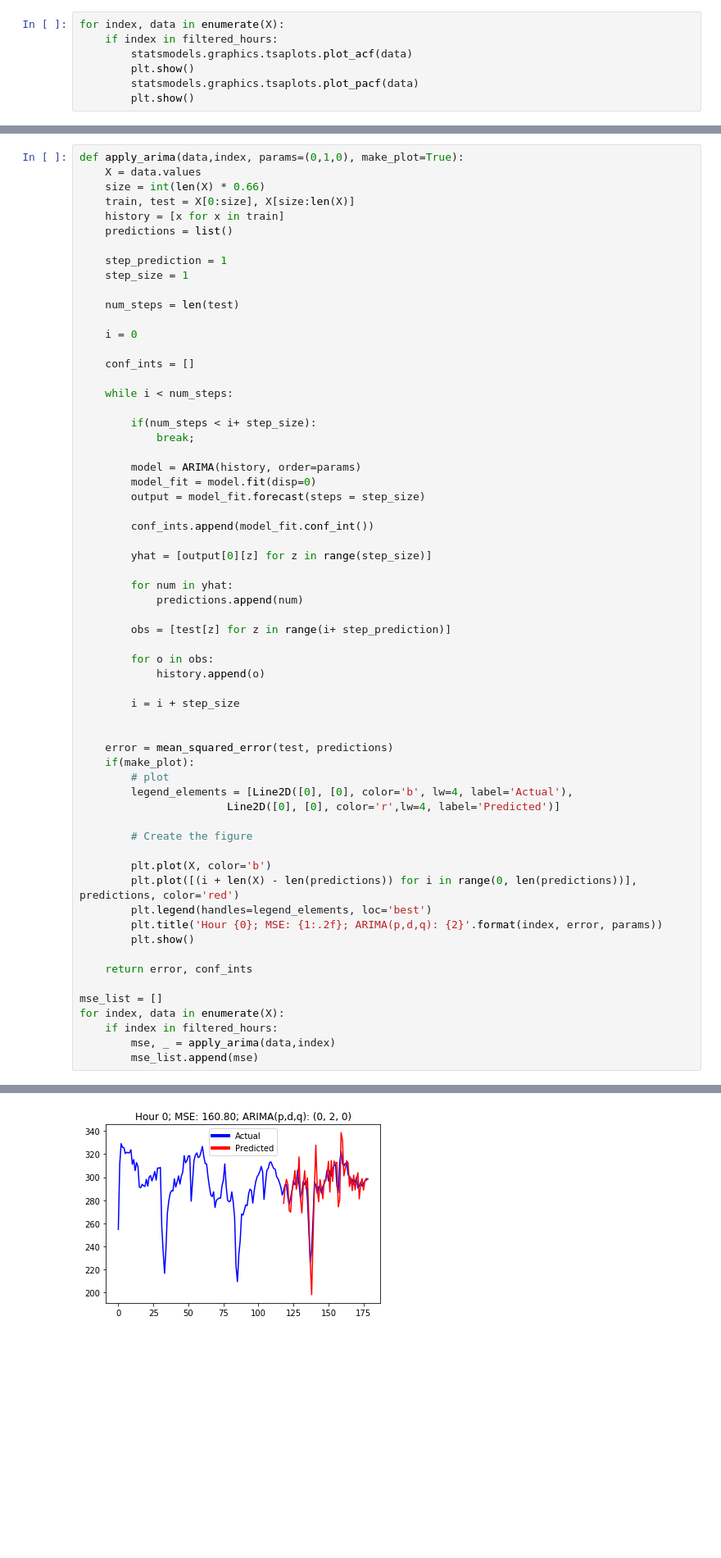
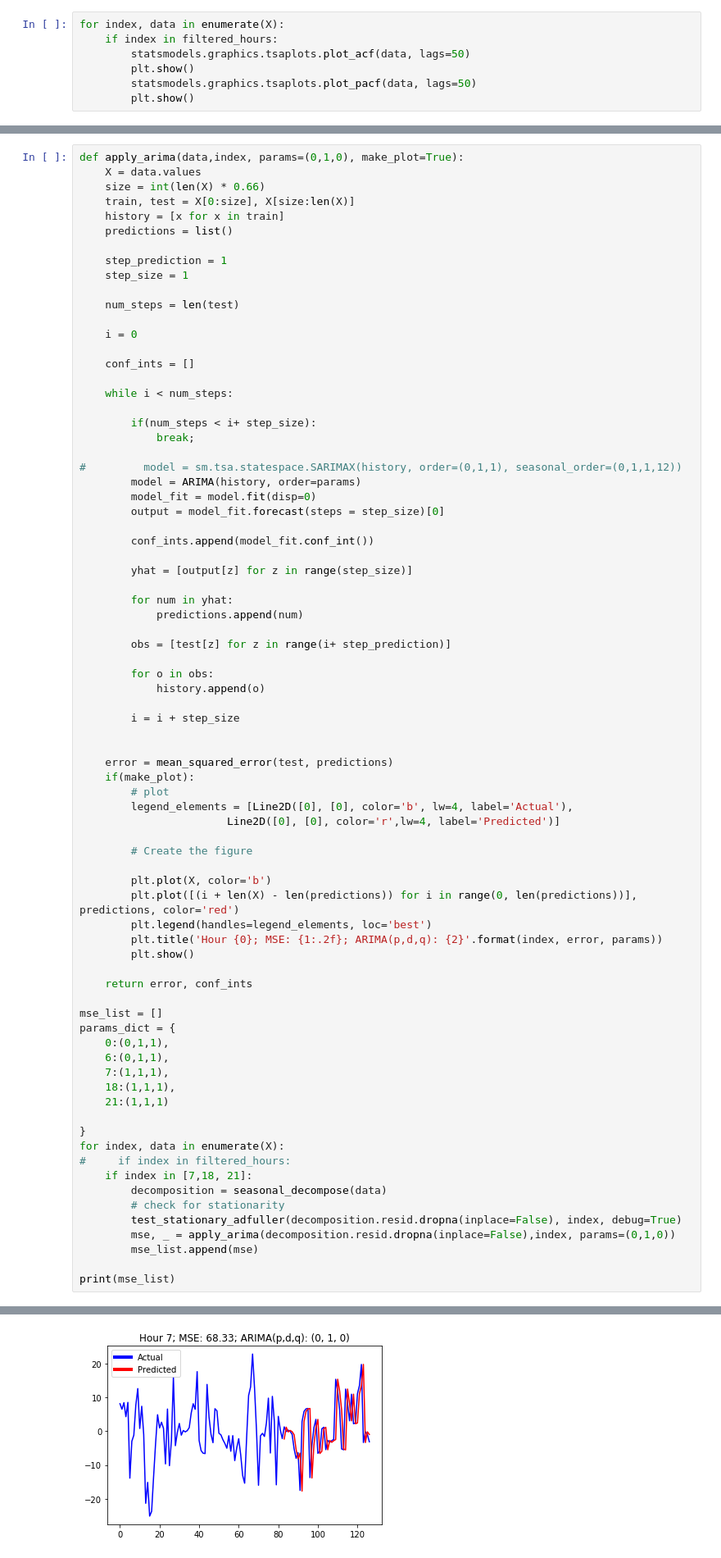
Before and after one commit to Cobrijani/prescient, a Jupyter notebook: src/notebooks/PowerSupply.ipynb, the cells around one changed output, grey strips where cells are left out. Shown at 82% size. Cells and saved outputs as stored; diff of their text form; blank space fills up the shorter version.

```diff
--- a/src/notebooks/PowerSupply.ipynb
+++ b/src/notebooks/PowerSupply.ipynb
@@ -179,8 +179,8 @@ plt.show();
 # %%
 for index, data in enumerate(X):
     if index in filtered_hours:
-        statsmodels.graphics.tsaplots.plot_acf(data)
+        statsmodels.graphics.tsaplots.plot_acf(data, lags=50)
         plt.show()
-        statsmodels.graphics.tsaplots.plot_pacf(data)
+        statsmodels.graphics.tsaplots.plot_pacf(data, lags=50)
         plt.show()
 # %% [output]
@@ -218,13 +218,14 @@ def apply_arima(data,index, params=(0,1,0), make_plot=True):
         if(num_steps < i+ step_size):
             break;
 
+#         model = sm.tsa.statespace.SARIMAX(history, order=(0,1,1), seasonal_order=(0,1,1,12))
         model = ARIMA(history, order=params)
         model_fit = model.fit(disp=0)
-        output = model_fit.forecast(steps = step_size)
+        output = model_fit.forecast(steps = step_size)[0]
 
         conf_ints.append(model_fit.conf_int())
 
-        yhat = [output[0][z] for z in range(step_size)]
+        yhat = [output[z] for z in range(step_size)]
 
         for num in yhat:
             predictions.append(num)
@@ -254,8 +255,22 @@ def apply_arima(data,index, params=(0,1,0), make_plot=True):
     return error, conf_ints
 
 mse_list = []
+params_dict = {
+    0:(0,1,1),
+    6:(0,1,1),
+    7:(1,1,1),
+    18:(1,1,1),
+    21:(1,1,1)
+
+}
 for index, data in enumerate(X):
-    if index in filtered_hours:
-        mse, _ = apply_arima(data,index)
+#     if index in filtered_hours:
+    if index in [7,18, 21]:
+        decomposition = seasonal_decompose(data)
+        # check for stationarity
+        test_stationary_adfuller(decomposition.resid.dropna(inplace=False), index, debug=True)
+        mse, _ = apply_arima(decomposition.resid.dropna(inplace=False),index, params=(0,1,0))
         mse_list.append(mse)
+
+print(mse_list)
 # %% [output]
@@ -262 +286 @@ for index, data in enumerate(X):
-[figure, old version]
+[figure, new version]
```
Also changed, not shown: parts of 6 cells of this notebook, 6 other files.
